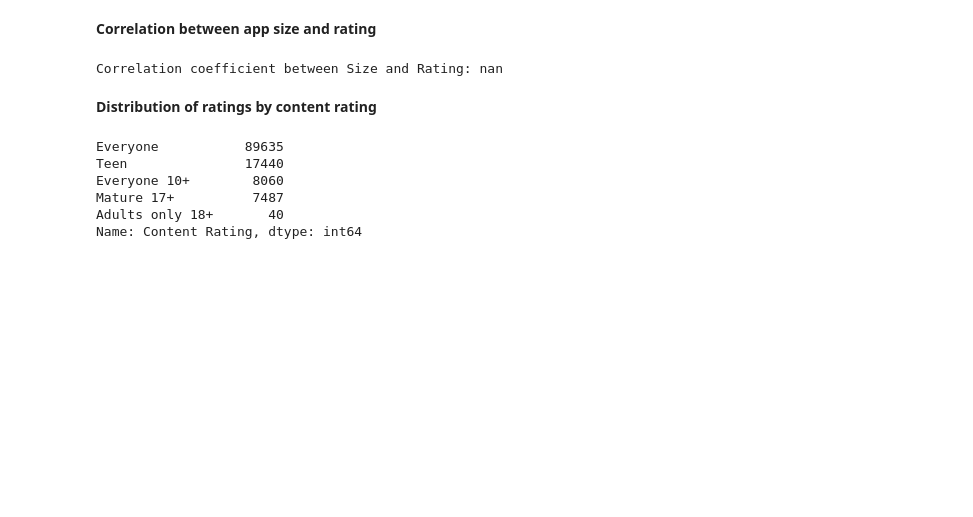
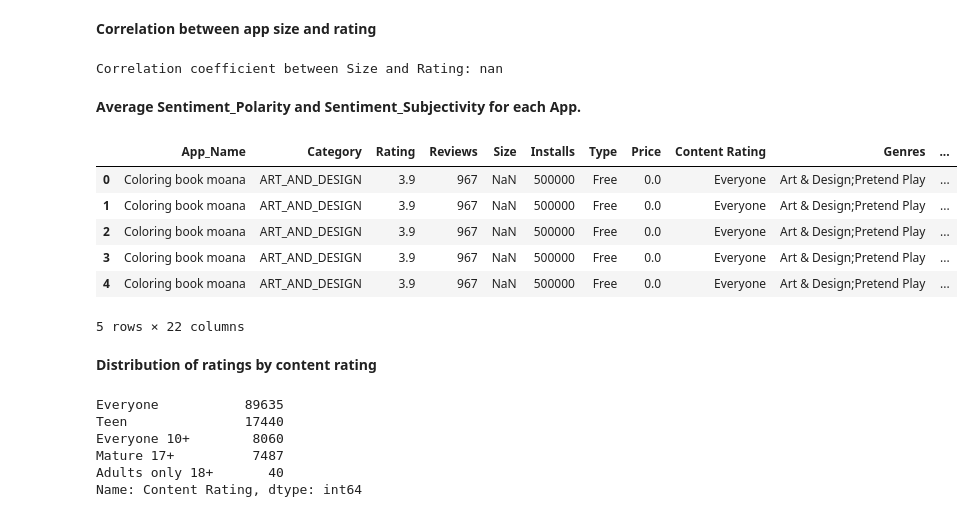
Before and after one commit to JatinKrRana/Alma_Better-Capstone_Project_1, a Jupyter notebook: Play_Store_App_Review_Analysis.ipynb, the cells around one changed output. Drawn from its saved outputs; the diff is of its cells as text; code cells hidden in the pictures; blank space fills up the shorter version.

```diff
--- a/Play_Store_App_Review_Analysis.ipynb
+++ b/Play_Store_App_Review_Analysis.ipynb
@@ -696,6 +696,22 @@ correlation = merged_df['Size'].corr(merged_df['Rating'])
 print("Correlation coefficient between Size and Rating:", correlation)
 # %% [output]
 Correlation coefficient between Size and Rating: nan
+# %% [markdown]
+**Average Sentiment_Polarity and Sentiment_Subjectivity for each App.**
+# %%
+average_sentiment = merged_df.groupby(['App_Name'])[['Sentiment_Polarity', 'Sentiment_Subjectivity']].mean().reset_index()
+average_sentiment = average_sentiment.rename(columns={'Sentiment_Polarity': 'Avg_Sentiment_Polarity', 'Sentiment_Subjectivity': 'Avg_Sentiment_Subjectivity'})
+merged_df = merged_df.join(average_sentiment.set_index('App_Name'), on='App_Name', rsuffix='_avg')
+
+merged_df.head()
+# %% [output]
+|  | App_Name | Category | Rating | Reviews | Size | Installs | Type | Price | Content Rating | Genres | ... |
+| 0 | Coloring book moana | ART_AND_DESIGN | 3.9 | 967 | NaN | 500000 | Free | 0.0 | Everyone | Art & Design;Pretend Play | ... |
+| 1 | Coloring book moana | ART_AND_DESIGN | 3.9 | 967 | NaN | 500000 | Free | 0.0 | Everyone | Art & Design;Pretend Play | ... |
+| 2 | Coloring book moana | ART_AND_DESIGN | 3.9 | 967 | NaN | 500000 | Free | 0.0 | Everyone | Art & Design;Pretend Play | ... |
+| 3 | Coloring book moana | ART_AND_DESIGN | 3.9 | 967 | NaN | 500000 | Free | 0.0 | Everyone | Art & Design;Pretend Play | ... |
+| 4 | Coloring book moana | ART_AND_DESIGN | 3.9 | 967 | NaN | 500000 | Free | 0.0 | Everyone | Art & Design;Pretend Play | ... |
+5 rows × 22 columns
 # %% [markdown]
 **Distribution of ratings by content rating**
 # %%
```
Also changed, not shown: parts of 23 cells of this notebook.
